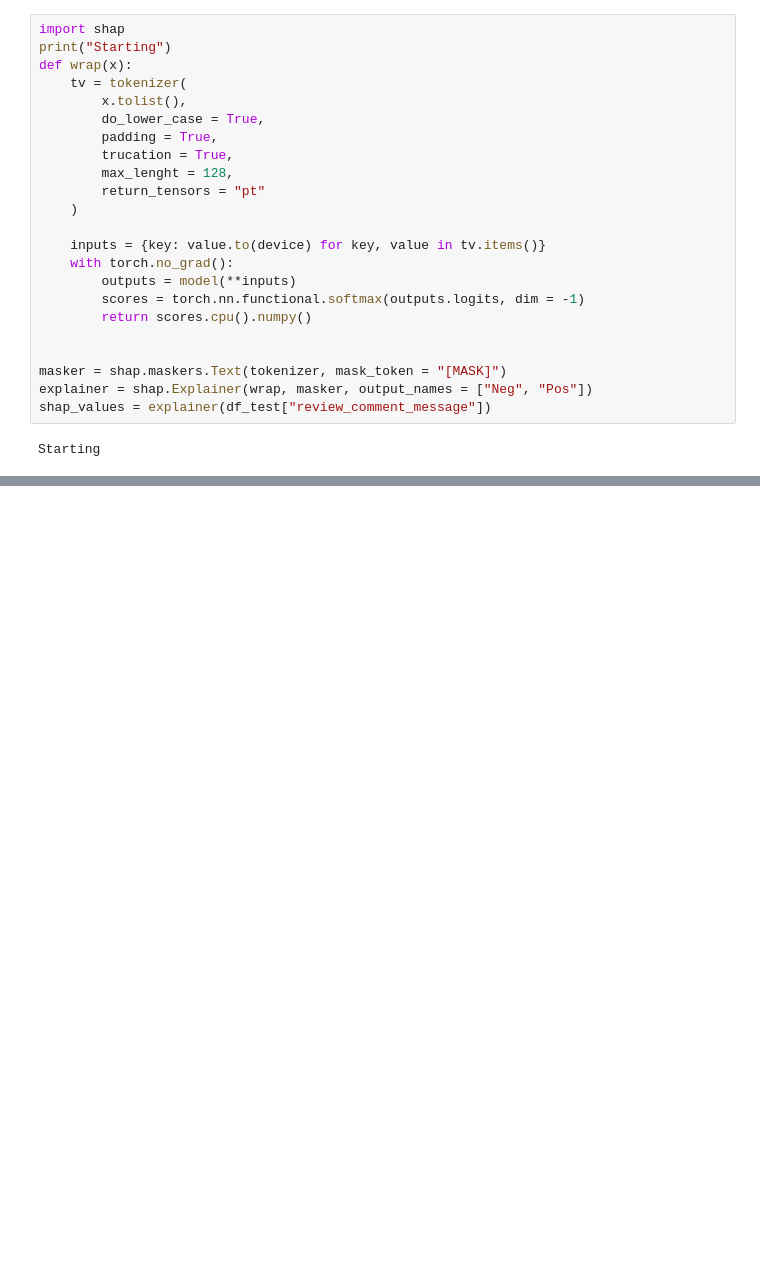
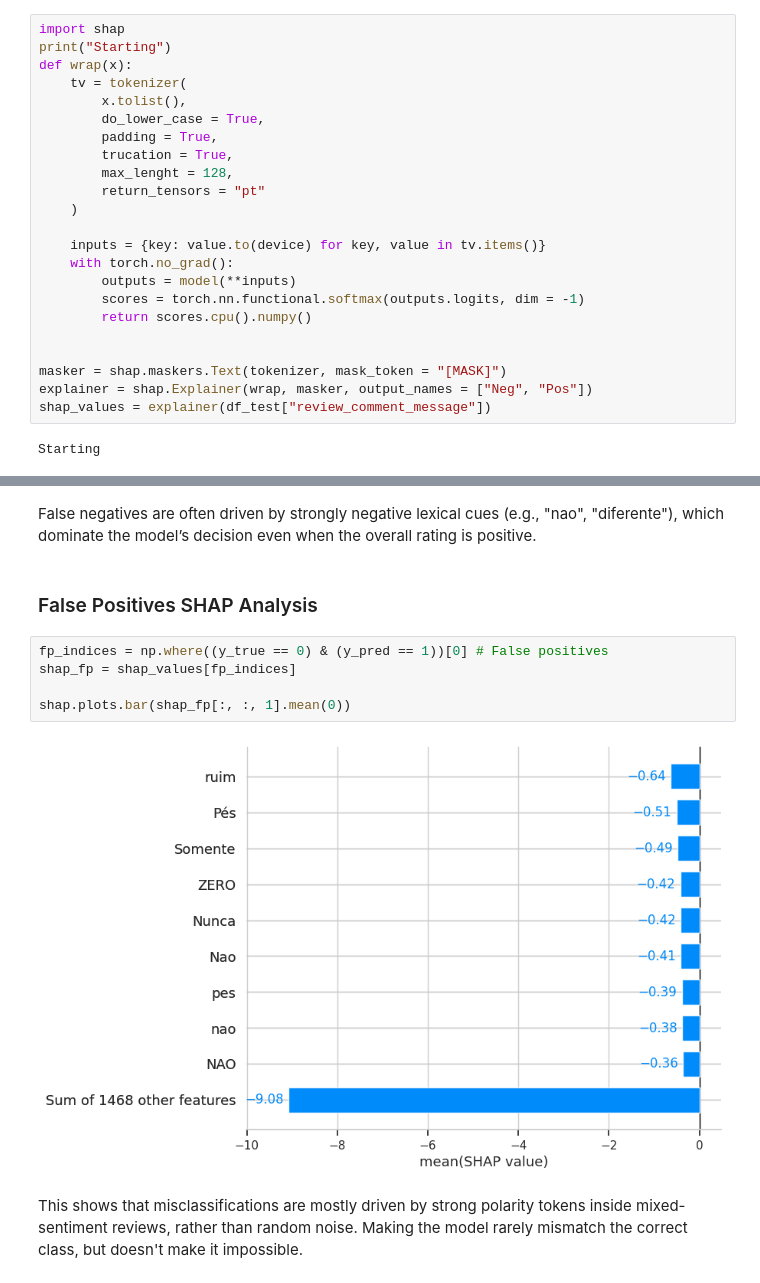
Before and after one commit to SaruboDev/Portfolio-Projects, a Jupyter notebook: Full-EDA/OlistAnalysis/eda_complete.ipynb, the cells around one changed output, grey strips where cells are left out. Saved outputs shown, nothing was run; the diff lists cells and outputs as text; blank space fills up the shorter version.

```diff
--- a/Full-EDA/OlistAnalysis/eda_complete.ipynb
+++ b/Full-EDA/OlistAnalysis/eda_complete.ipynb
@@ -827,0 +890,13 @@ AssertionError: Summary plots need a matrix of shap_values, not a vector.
+# %% [markdown]
+False negatives are often driven by strongly negative lexical cues (e.g., "nao", "diferente"), which dominate the model’s decision even when the overall rating is positive.
+# %% [markdown]
+### False Positives SHAP Analysis
+# %%
+fp_indices = np.where((y_true == 0) & (y_pred == 1))[0] # False positives
+shap_fp = shap_values[fp_indices]
+
+shap.plots.bar(shap_fp[:, :, 1].mean(0))
+# %% [output]
+[figure, added]
+# %% [markdown]
+This shows that misclassifications are mostly driven by strong polarity tokens inside mixed-sentiment reviews, rather than random noise. Making the model rarely mismatch the correct class, but doesn't make it impossible.
```
Also changed, not shown: parts of 33 cells of this notebook, 2 other files.
